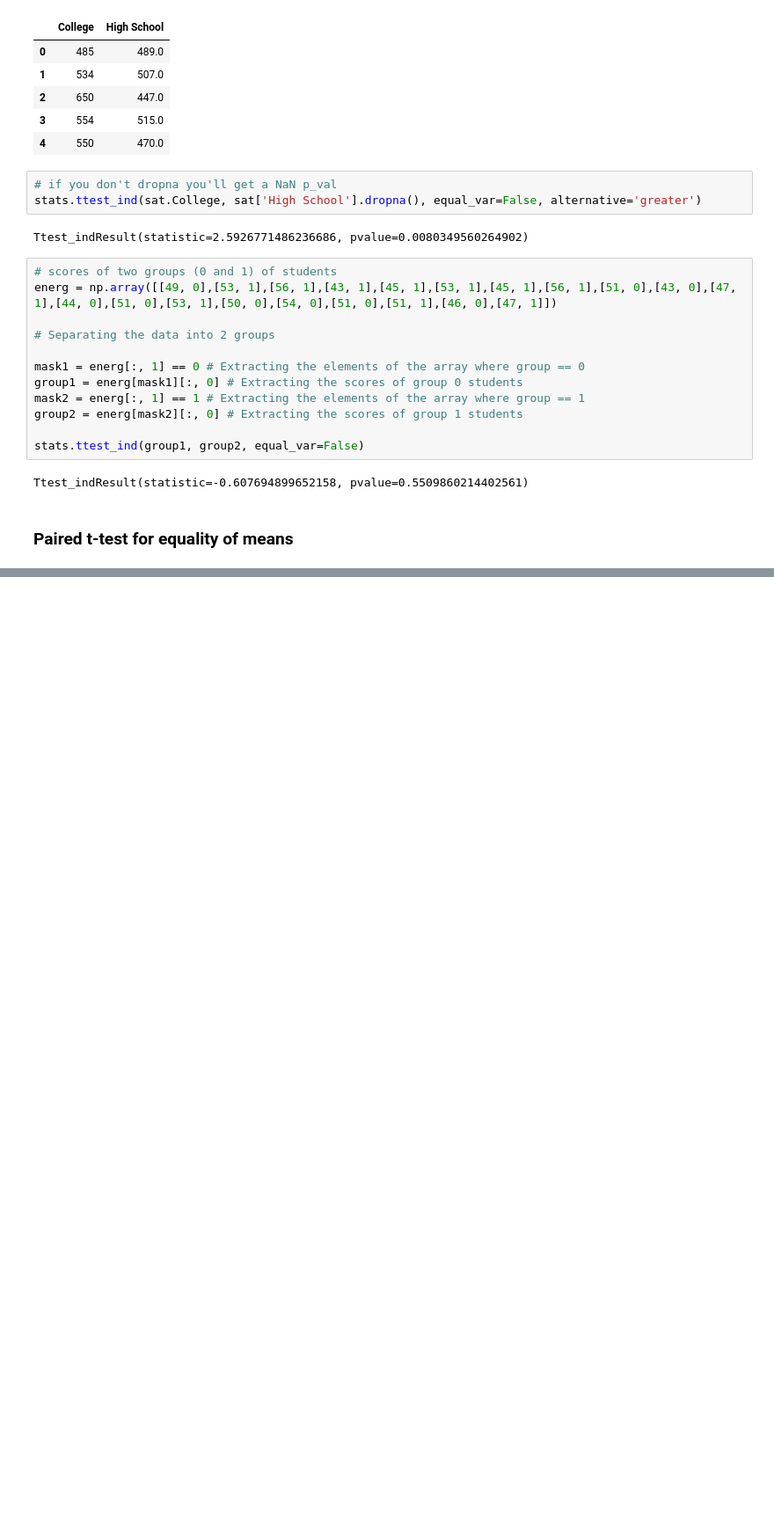
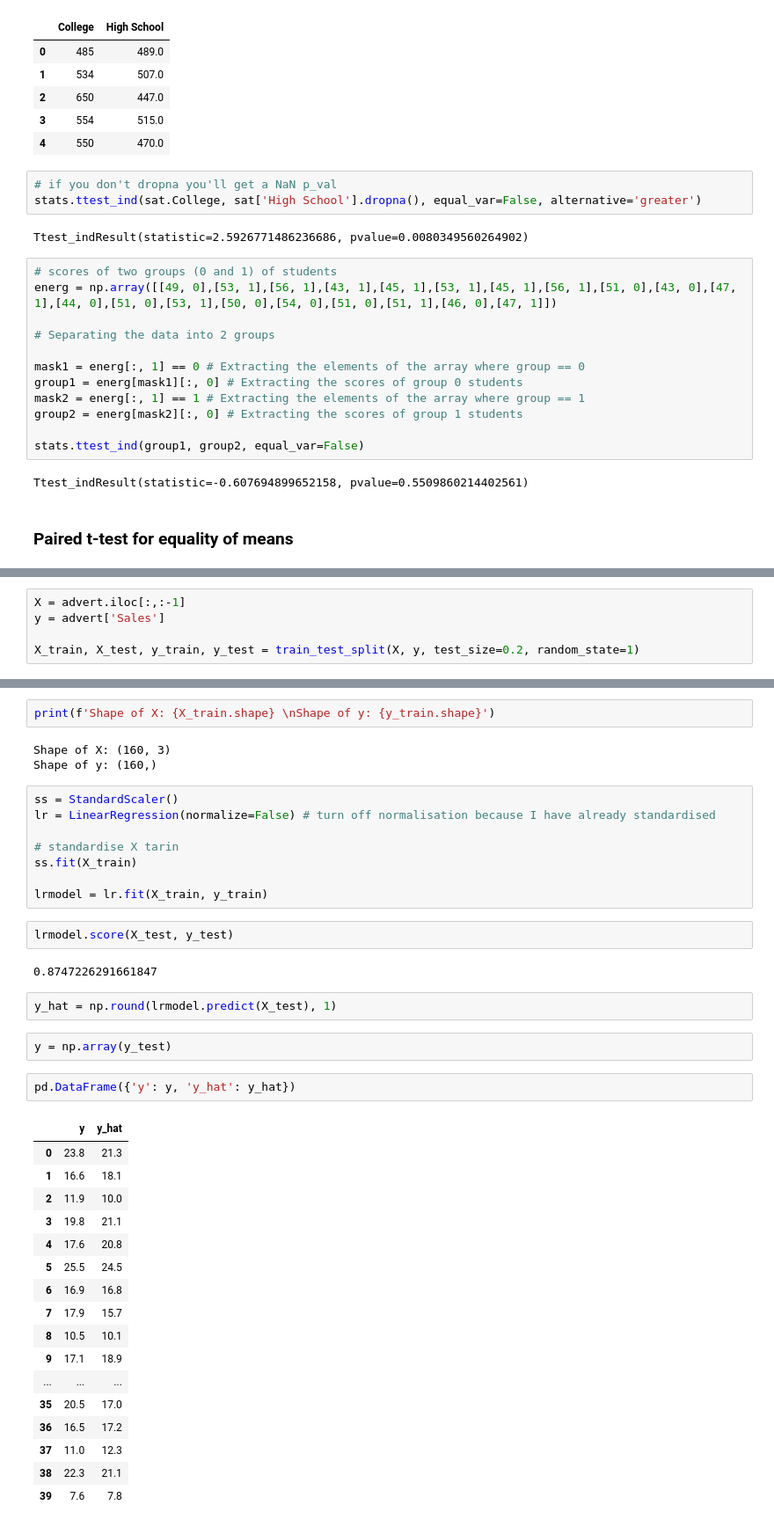
Before and after one commit to ousodaniel/ipynbs, a Jupyter notebook: mit-idss.ipynb, the cells around one changed output, grey strips where cells are left out. Shown at 88% size. Saved outputs shown, nothing was run; the diff lists cells and outputs as text; blank space fills up the shorter version.

```diff
--- a/mit-idss.ipynb
+++ b/mit-idss.ipynb
@@ -1250,0 +1644,5 @@ Ttest_indResult(statistic=-0.607694899652158, pvalue=0.5509860214402561)
+# %%
+X = advert.iloc[:,:-1]
+y = advert['Sales']
+
+X_train, X_test, y_train, y_test = train_test_split(X, y, test_size=0.2, random_state=1)
@@ -1250,0 +1658,41 @@ Ttest_indResult(statistic=-0.607694899652158, pvalue=0.5509860214402561)
+# %%
+print(f'Shape of X: {X_train.shape} \nShape of y: {y_train.shape}')
+# %% [output]
+Shape of X: (160, 3)
+Shape of y: (160,)
+# %%
+ss = StandardScaler()
+lr = LinearRegression(normalize=False) # turn off normalisation because I have already standardised
+
+# standardise X tarin
+ss.fit(X_train)
+
+lrmodel = lr.fit(X_train, y_train)
+# %%
+lrmodel.score(X_test, y_test)
+# %% [output]
+0.8747226291661847
+# %%
+y_hat = np.round(lrmodel.predict(X_test), 1)
+# %%
+y = np.array(y_test)
+# %%
+pd.DataFrame({'y': y, 'y_hat': y_hat})
+# %% [output]
+|  | y | y_hat |
+| 0 | 23.8 | 21.3 |
+| 1 | 16.6 | 18.1 |
+| 2 | 11.9 | 10.0 |
+| 3 | 19.8 | 21.1 |
+| 4 | 17.6 | 20.8 |
+| 5 | 25.5 | 24.5 |
+| 6 | 16.9 | 16.8 |
+| 7 | 17.9 | 15.7 |
+| 8 | 10.5 | 10.1 |
+| 9 | 17.1 | 18.9 |
+| ... | ... | ... |
+| 35 | 20.5 | 17.0 |
+| 36 | 16.5 | 17.2 |
+| 37 | 11.0 | 12.3 |
+| 38 | 22.3 | 21.1 |
+| 39 | 7.6 | 7.8 |
```
Also changed, not shown: parts of 47 cells of this notebook.
